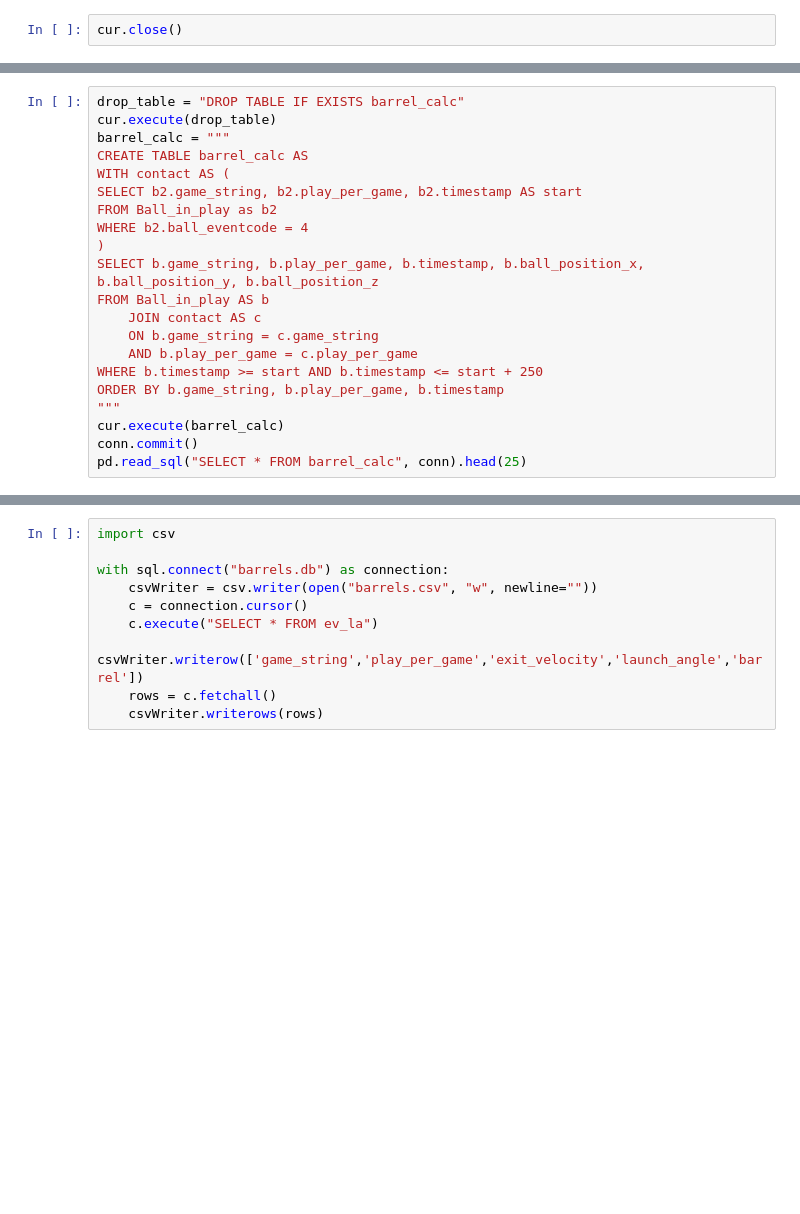
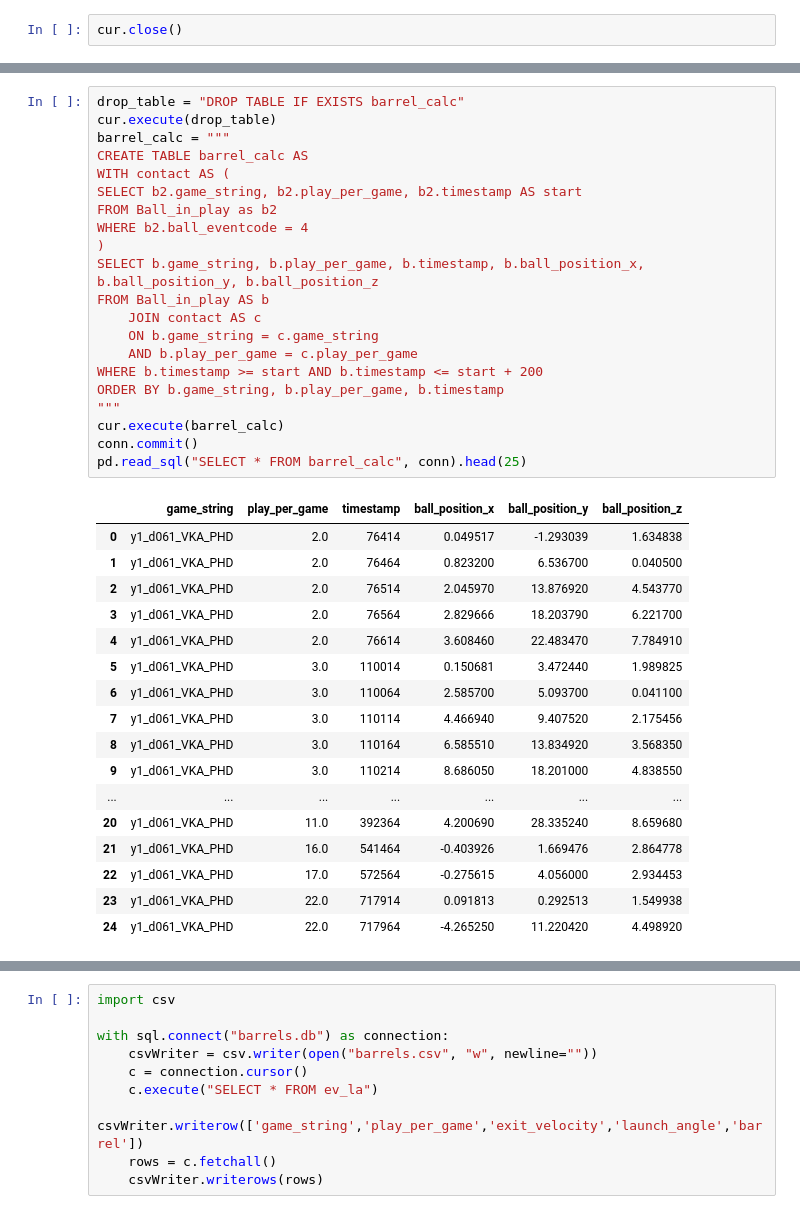
Before and after one commit to TDFelton/FirstPitchFastballFiesta, a Jupyter notebook: data_processing_linnux.ipynb, the cells around one changed output, grey strips where cells are left out. Saved outputs shown, nothing was run; the diff lists cells and outputs as text; blank space fills up the shorter version.

```diff
--- a/data_processing_linnux.ipynb
+++ b/data_processing_linnux.ipynb
@@ -89,24 +191,42 @@ pd.read_sql("SELECT * FROM Ball_in_play ORDER BY game_string, play_per_game, tim
 # %%
 drop_table = "DROP TABLE IF EXISTS barrel_calc"
 cur.execute(drop_table)
 barrel_calc = """
 CREATE TABLE barrel_calc AS
 WITH contact AS (
 SELECT b2.game_string, b2.play_per_game, b2.timestamp AS start
 FROM Ball_in_play as b2
 WHERE b2.ball_eventcode = 4
 )
 SELECT b.game_string, b.play_per_game, b.timestamp, b.ball_position_x, b.ball_position_y, b.ball_position_z
 FROM Ball_in_play AS b
     JOIN contact AS c
     ON b.game_string = c.game_string
     AND b.play_per_game = c.play_per_game
-WHERE b.timestamp >= start AND b.timestamp <= start + 250
+WHERE b.timestamp >= start AND b.timestamp <= start + 200
 ORDER BY b.game_string, b.play_per_game, b.timestamp
 """
 cur.execute(barrel_calc)
 conn.commit()
 pd.read_sql("SELECT * FROM barrel_calc", conn).head(25)
+# %% [output]
+|  | game_string | play_per_game | timestamp | ball_position_x | ball_position_y | ball_position_z |
+| 0 | y1_d061_VKA_PHD | 2.0 | 76414 | 0.049517 | -1.293039 | 1.634838 |
+| 1 | y1_d061_VKA_PHD | 2.0 | 76464 | 0.823200 | 6.536700 | 0.040500 |
+| 2 | y1_d061_VKA_PHD | 2.0 | 76514 | 2.045970 | 13.876920 | 4.543770 |
+| 3 | y1_d061_VKA_PHD | 2.0 | 76564 | 2.829666 | 18.203790 | 6.221700 |
+| 4 | y1_d061_VKA_PHD | 2.0 | 76614 | 3.608460 | 22.483470 | 7.784910 |
+| 5 | y1_d061_VKA_PHD | 3.0 | 110014 | 0.150681 | 3.472440 | 1.989825 |
+| 6 | y1_d061_VKA_PHD | 3.0 | 110064 | 2.585700 | 5.093700 | 0.041100 |
+| 7 | y1_d061_VKA_PHD | 3.0 | 110114 | 4.466940 | 9.407520 | 2.175456 |
+| 8 | y1_d061_VKA_PHD | 3.0 | 110164 | 6.585510 | 13.834920 | 3.568350 |
+| 9 | y1_d061_VKA_PHD | 3.0 | 110214 | 8.686050 | 18.201000 | 4.838550 |
+| ... | ... | ... | ... | ... | ... | ... |
+| 20 | y1_d061_VKA_PHD | 11.0 | 392364 | 4.200690 | 28.335240 | 8.659680 |
+| 21 | y1_d061_VKA_PHD | 16.0 | 541464 | -0.403926 | 1.669476 | 2.864778 |
+| 22 | y1_d061_VKA_PHD | 17.0 | 572564 | -0.275615 | 4.056000 | 2.934453 |
+| 23 | y1_d061_VKA_PHD | 22.0 | 717914 | 0.091813 | 0.292513 | 1.549938 |
+| 24 | y1_d061_VKA_PHD | 22.0 | 717964 | -4.265250 | 11.220420 | 4.498920 |
 # %%
 drop_table = "DROP TABLE IF EXISTS ev_la"
 cur.execute(drop_table)
```
Also changed, not shown: parts of 30 cells of this notebook.
